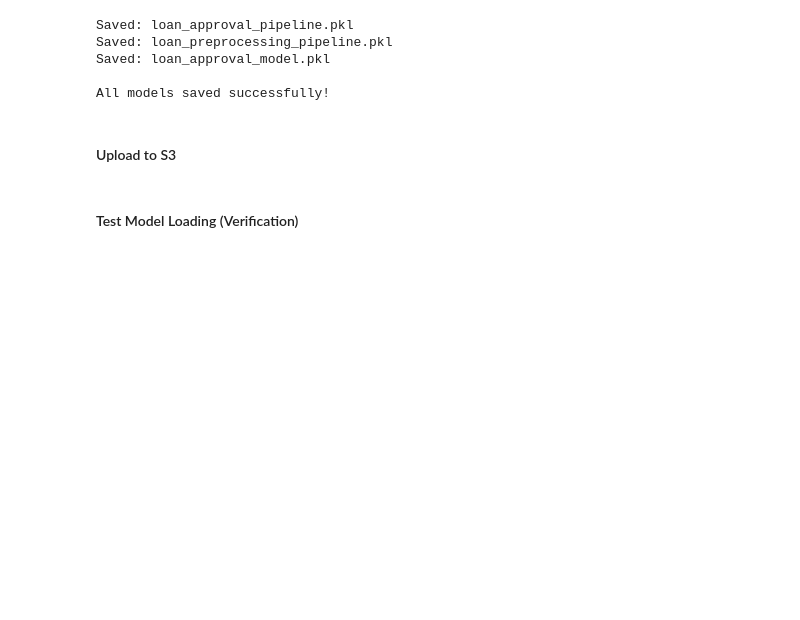
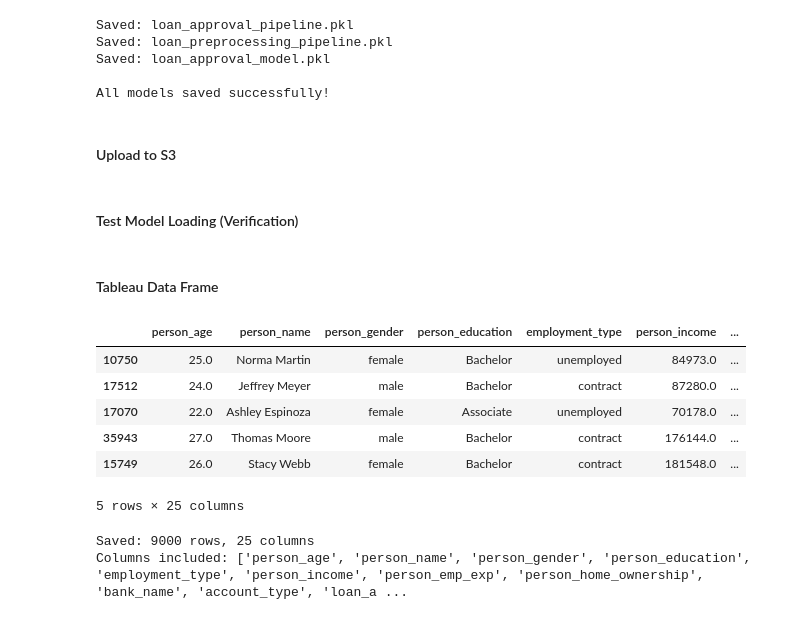
Before and after one commit to msardamasri/Automated-Loan-Approval-ML-System, a Jupyter notebook: notebooks/loan_approval_production.ipynb, the cells around one changed output. Saved outputs shown, nothing was run; the diff lists cells and outputs as text; code cells hidden in the pictures; blank space fills up the shorter version.

```diff
--- a/notebooks/loan_approval_production.ipynb
+++ b/notebooks/loan_approval_production.ipynb
@@ -19,7 +20,7 @@ warnings.filterwarnings('ignore')
 #### Load Data & Train-Test Split
 # %%
 #load dataset
-df = pd.read_csv('loan-data.csv')
+df = pd.read_csv('../data/loan-data.csv')
 
 #features and target
 X = df.drop('loan_status', axis=1)
@@ -186,3 +238,55 @@ sample_prediction = loaded_pipeline.predict(X_test.iloc[:5])
 print("Sample predictions:", sample_prediction)
 print("Actual values:    ", y_test.iloc[:5].values)
 print("\nModel loading and prediction successful!")
+# %% [markdown]
+#### Tableau Data Frame
+# %%
+tableau_df = X_test.copy()
+
+tableau_df['actual_loan_status'] = y_test.values
+tableau_df['predicted_loan_status'] = y_pred
+
+tableau_df['prediction_correct'] = (y_test.values == y_pred)
+tableau_df['prediction_result'] = tableau_df['prediction_correct'].map({
+    True: 'Correct',
+    False: 'Incorrect'
+})
+
+y_pred_proba = rf_pipeline.predict_proba(X_test)
+tableau_df['probability_denied'] = y_pred_proba[:, 0]
+tableau_df['probability_approved'] = y_pred_proba[:, 1]
+
+tableau_df['confidence_level'] = pd.cut(
+    tableau_df[['probability_denied', 'probability_approved']].max(axis=1),
+    bins=[0, 0.6, 0.8, 1.0],
+    labels=['Low', 'Medium', 'High']
+)
+
+def classify_prediction(row):
+    if row['actual_loan_status'] == 1 and row['predicted_loan_status'] == 1:
+        return 'True Positive'
+    elif row['actual_loan_status'] == 0 and row['predicted_loan_status'] == 0:
+        return 'True Negative'
+    elif row['actual_loan_status'] == 0 and row['predicted_loan_status'] == 1:
+        return 'False Positive'
+    else:
+        return 'False Negative'
+
+tableau_df['prediction_type'] = tableau_df.apply(classify_prediction, axis=1)
+
+tableau_df.head()
+# %% [output]
+|  | person_age | person_name | person_gender | person_education | employment_type | person_income | ... |
+| 10750 | 25.0 | Norma Martin | female | Bachelor | unemployed | 84973.0 | ... |
+| 17512 | 24.0 | Jeffrey Meyer | male | Bachelor | contract | 87280.0 | ... |
+| 17070 | 22.0 | Ashley Espinoza | female | Associate | unemployed | 70178.0 | ... |
+| 35943 | 27.0 | Thomas Moore | male | Bachelor | contract | 176144.0 | ... |
+| 15749 | 26.0 | Stacy Webb | female | Bachelor | contract | 181548.0 | ... |
+5 rows × 25 columns
+# %%
+tableau_df.to_csv('../data/loan_predictions_tableau.csv', index=False)
+print(f"\nSaved: {tableau_df.shape[0]} rows, {tableau_df.shape[1]} columns")
+print(f"Columns included: {list(tableau_df.columns)}")
+# %% [output]
+Saved: 9000 rows, 25 columns
+Columns included: ['person_age', 'person_name', 'person_gender', 'person_education', 'employment_type', 'person_income', 'person_emp_exp', 'person_home_ownership', 'bank_name', 'account_type', 'loan_a ...
```
Also changed, not shown: parts of 3 cells of this notebook, 5 other files.
